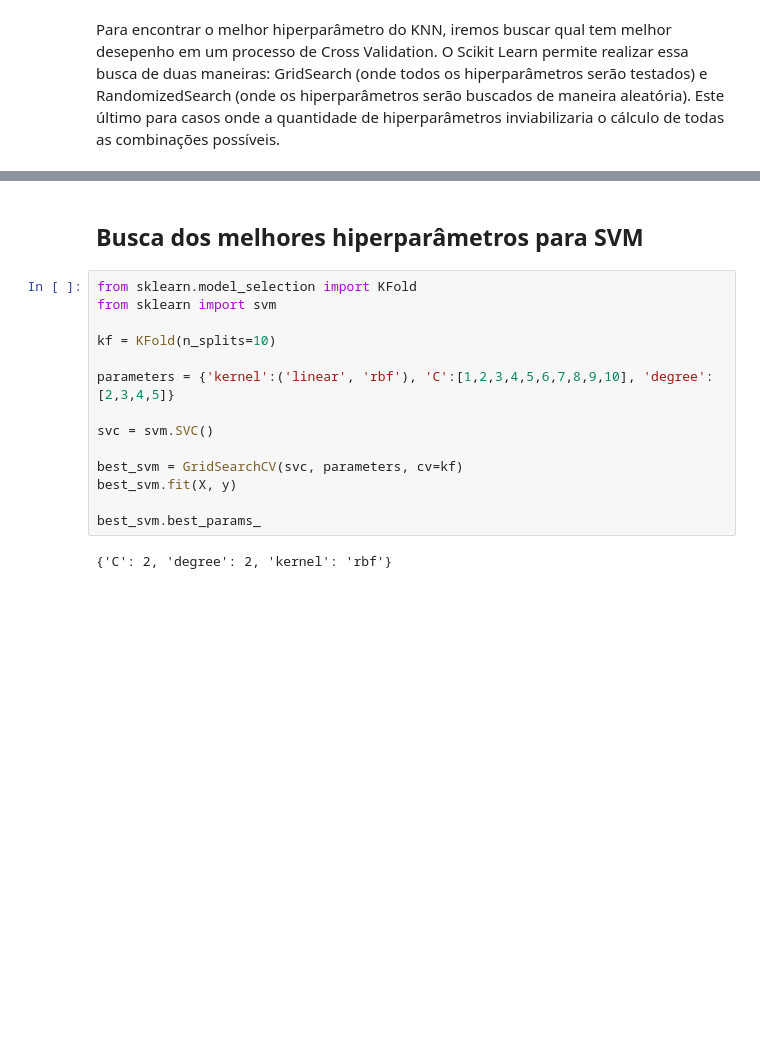
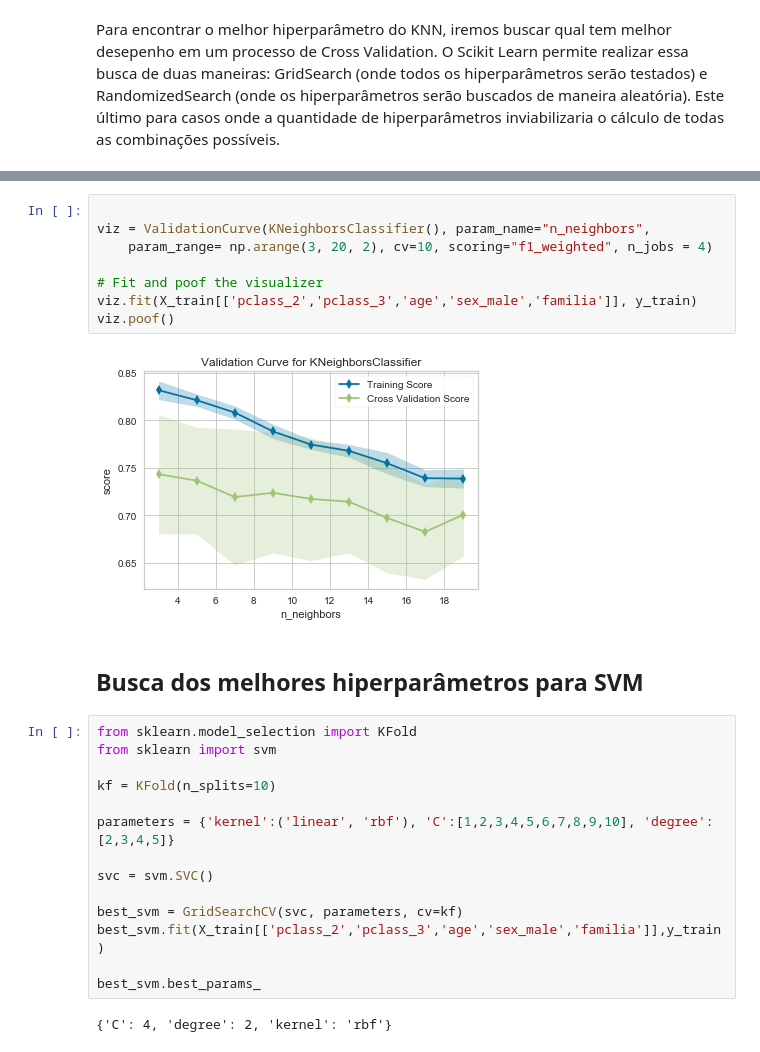
Before and after one commit to tumenas/Titanic, a Jupyter notebook: Analise Titanic - Parte 3.ipynb, the cells around one changed output, grey strips where cells are left out. Drawn from its saved outputs; the diff is of its cells as text; blank space fills up the shorter version.

```diff
--- a/Analise Titanic - Parte 3.ipynb
+++ b/Analise Titanic - Parte 3.ipynb
@@ -110,3 +120,13 @@ No caso, o melhor hiperparâmetros para o KNN é de 19
+# %%
+
+viz = ValidationCurve(KNeighborsClassifier(), param_name="n_neighbors",
+    param_range= np.arange(3, 20, 2), cv=10, scoring="f1_weighted", n_jobs = 4)
+
+# Fit and poof the visualizer
+viz.fit(X_train[['pclass_2','pclass_3','age','sex_male','familia']], y_train)
+viz.poof()
+# %% [output]
+[figure, added]
 # %% [markdown]
 ## Busca dos melhores hiperparâmetros para SVM
 # %%
@@ -120,8 +140,8 @@ parameters = {'kernel':('linear', 'rbf'), 'C':[1,2,3,4,5,6,7,8,9,10], 'degree':
 svc = svm.SVC()
 
 best_svm = GridSearchCV(svc, parameters, cv=kf)
-best_svm.fit(X, y)
+best_svm.fit(X_train[['pclass_2','pclass_3','age','sex_male','familia']],y_train)
 
 best_svm.best_params_
 # %% [output]
-{'C': 2, 'degree': 2, 'kernel': 'rbf'}
+{'C': 4, 'degree': 2, 'kernel': 'rbf'}
```
Also changed, not shown: parts of 5 cells of this notebook, 2 other files.
